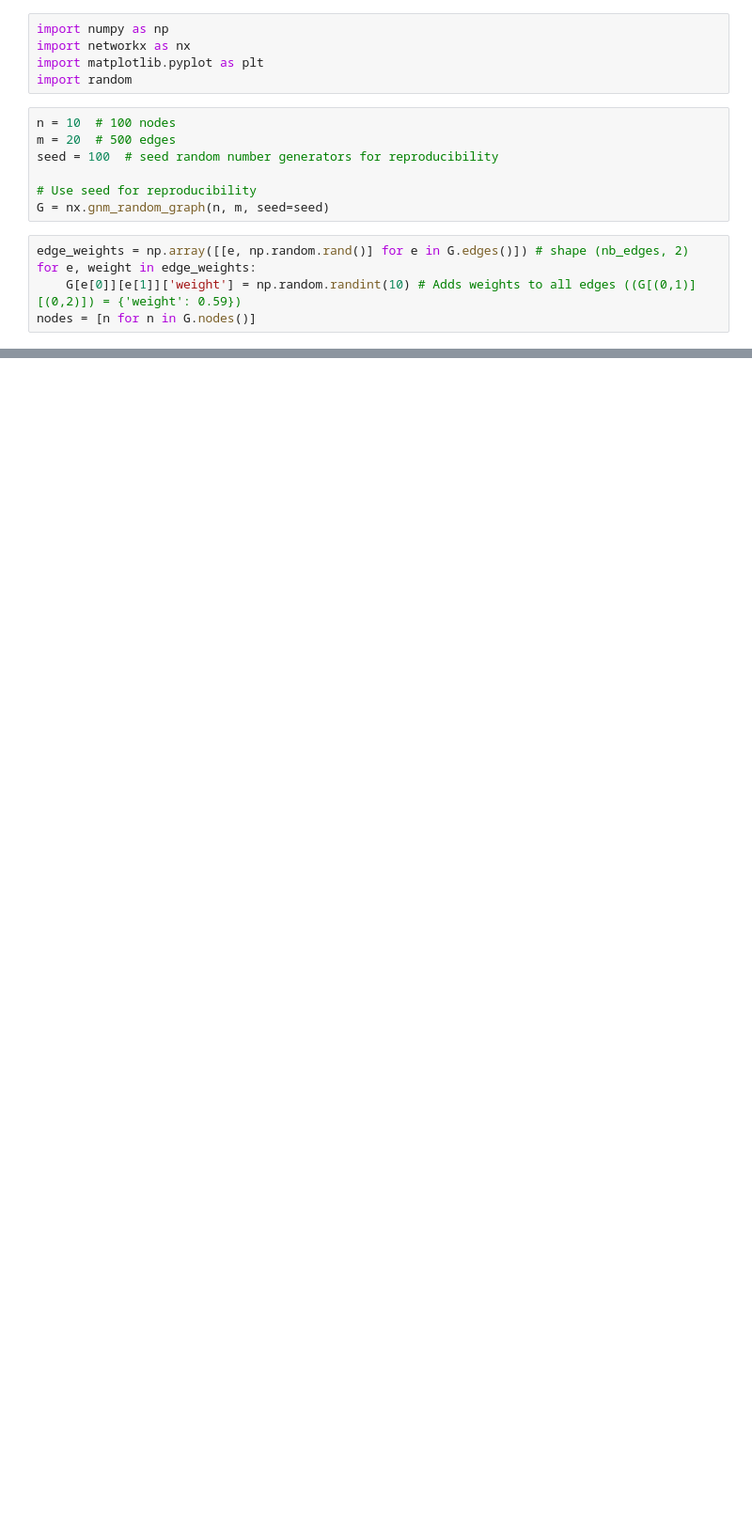
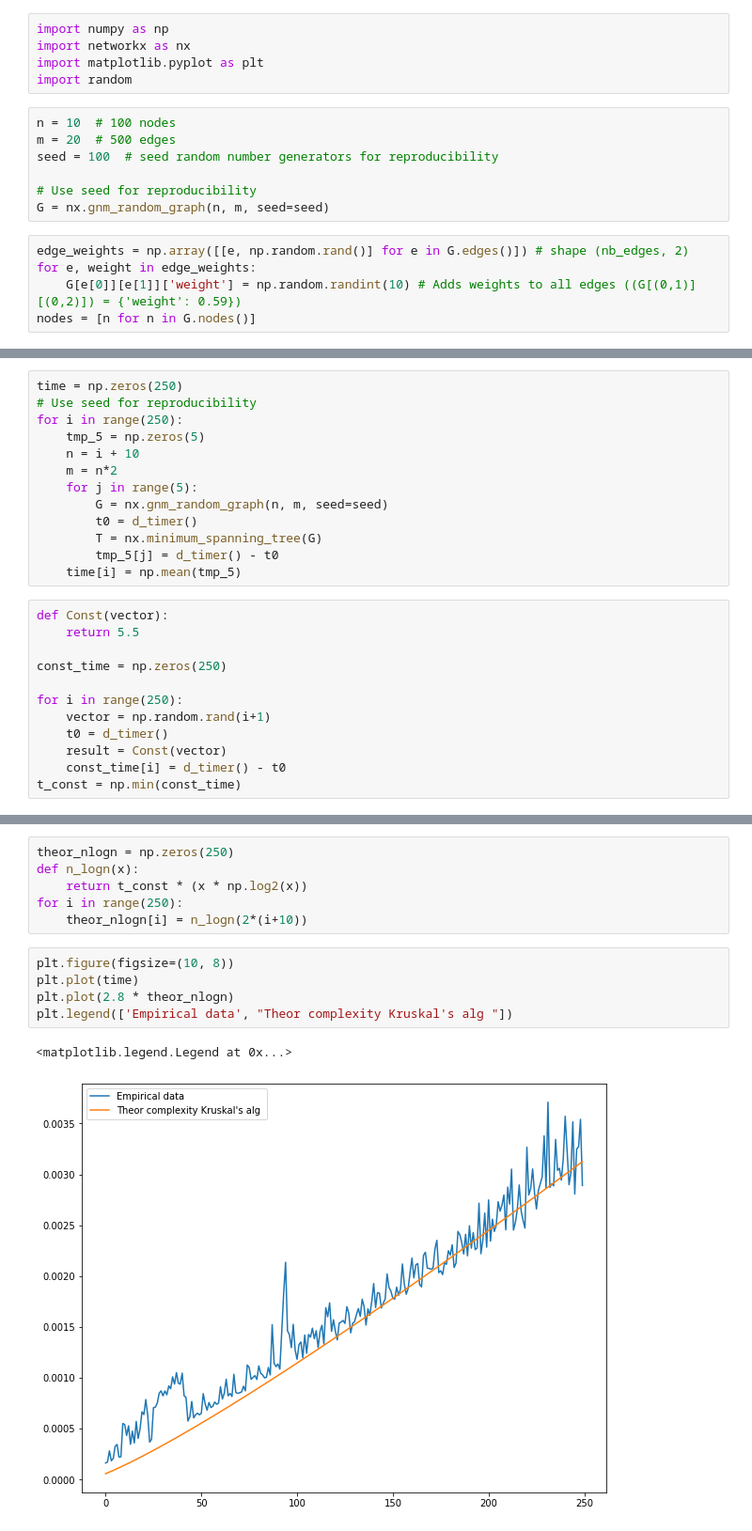
Before and after one commit to lizlit/algo_itmo, a Jupyter notebook: lab8.ipynb, the cells around one changed output, grey strips where cells are left out. Shown at 94% size. Drawn from its saved outputs; the diff is of its cells as text; blank space fills up the shorter version.

```diff
--- a/lab8.ipynb
+++ b/lab8.ipynb
@@ -46,0 +48,25 @@ plt.show()
+# %%
+time = np.zeros(250)
+# Use seed for reproducibility
+for i in range(250):
+    tmp_5 = np.zeros(5)
+    n = i + 10
+    m = n*2
+    for j in range(5):
+        G = nx.gnm_random_graph(n, m, seed=seed)
+        t0 = d_timer()
+        T = nx.minimum_spanning_tree(G)
+        tmp_5[j] = d_timer() - t0
+    time[i] = np.mean(tmp_5)
+# %%
+def Const(vector):
+    return 5.5
+
+const_time = np.zeros(250)
+
+for i in range(250):
+    vector = np.random.rand(i+1)
+    t0 = d_timer()
+    result = Const(vector)
+    const_time[i] = d_timer() - t0
+t_const = np.min(const_time)
@@ -46,0 +75,14 @@ plt.show()
+# %%
+theor_nlogn = np.zeros(250)
+def n_logn(x):
+    return t_const * (x * np.log2(x))
+for i in range(250):
+    theor_nlogn[i] = n_logn(2*(i+10))
+# %%
+plt.figure(figsize=(10, 8))
+plt.plot(time)
+plt.plot(2.8 * theor_nlogn)
+plt.legend(['Empirical data', "Theor complexity Kruskal's alg "])
+# %% [output]
+<matplotlib.legend.Legend at 0x...>
+[figure, added]
```
Also changed, not shown: parts of 5 cells of this notebook.
